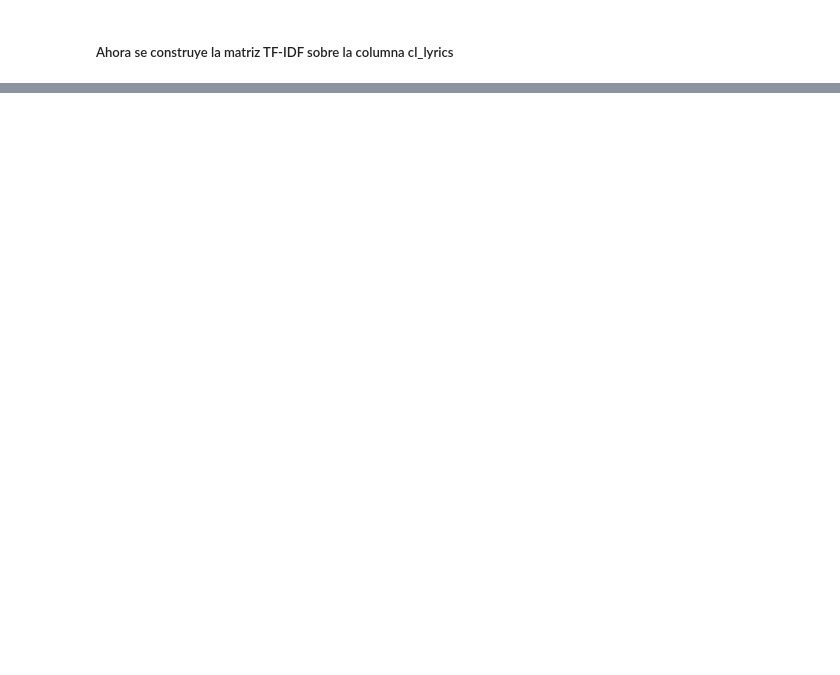
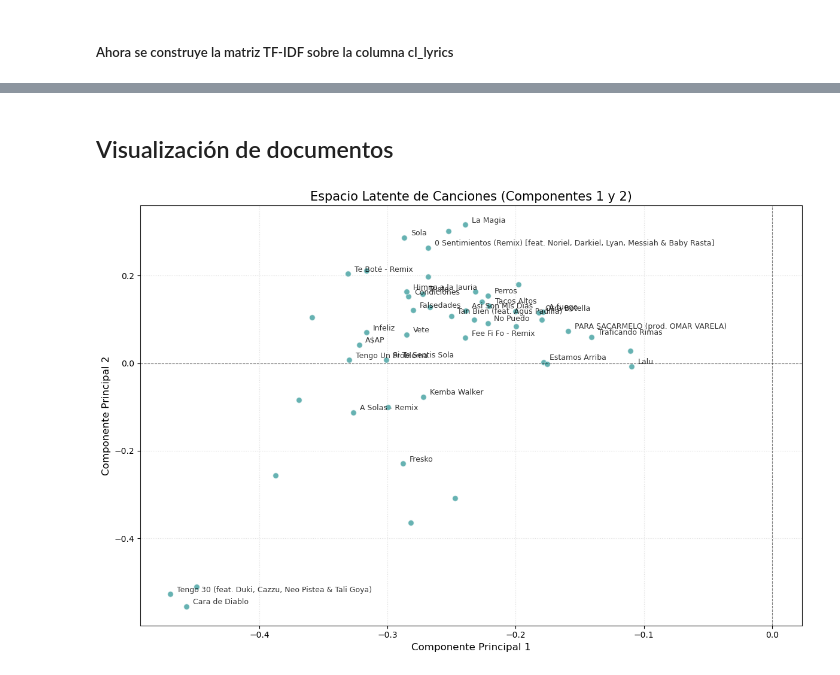
Before and after one commit to raylovesmusic/Proyecto-1---IMT2230, a Jupyter notebook: proyecto.ipynb, the cells around one changed output, grey strips where cells are left out. Cells and saved outputs as stored; diff of their text form; code cells hidden in the pictures; blank space fills up the shorter version.

```diff
--- a/proyecto.ipynb
+++ b/proyecto.ipynb
@@ -213,0 +298,36 @@ Bigramas: 2957
+# %% [markdown]
+## Visualización de documentos
+# %%
+# Definimos qué componentes queremos ver (0 es la primera, 1 es la segunda)
+comp_x = 0
+comp_y = 1
+
+plt.figure(figsize=(12, 8))
+
+# Graficamos los documentos (canciones)
+# D2[comp_x, :] accede a la primera fila (coordenadas X)
+# D2[comp_y, :] accede a la segunda fila (coordenadas Y)
+plt.scatter(D2[comp_x, :], D2[comp_y, :], alpha=0.6, c='teal', edgecolors='white', s=50)
+
+# Etiquetado de canciones
+# Usamos un pequeño subset para no tapar todo el gráfico
+for i, title in enumerate(df['track_name']):  # Solo las primeras 50 canciones
+    # Solo ponemos texto si la canción está algo alejada del centro
+    # o si quieres ver las primeras N canciones:
+    if i < 30:
+        plt.text(D2[comp_x, i] + 0.005, D2[comp_y, i] + 0.005, title, fontsize=9, alpha=0.8)
+
+# Líneas de referencia para el origen
+plt.axhline(0, color='black', linestyle='--', linewidth=0.8, alpha=0.5)
+plt.axvline(0, color='black', linestyle='--', linewidth=0.8, alpha=0.5)
+
+# Títulos dinámicos
+plt.title(f"Espacio Latente de Canciones (Componentes {comp_x+1} y {comp_y+1})", fontsize=15)
+plt.xlabel(f"Componente Principal {comp_x+1}", fontsize=12)
+plt.ylabel(f"Componente Principal {comp_y+1}", fontsize=12)
+
+plt.grid(True, linestyle=':', alpha=0.4)
+plt.tight_layout()
+plt.show()
+# %% [output]
+[figure, added]
```
Also changed, not shown: parts of 25 cells of this notebook.
